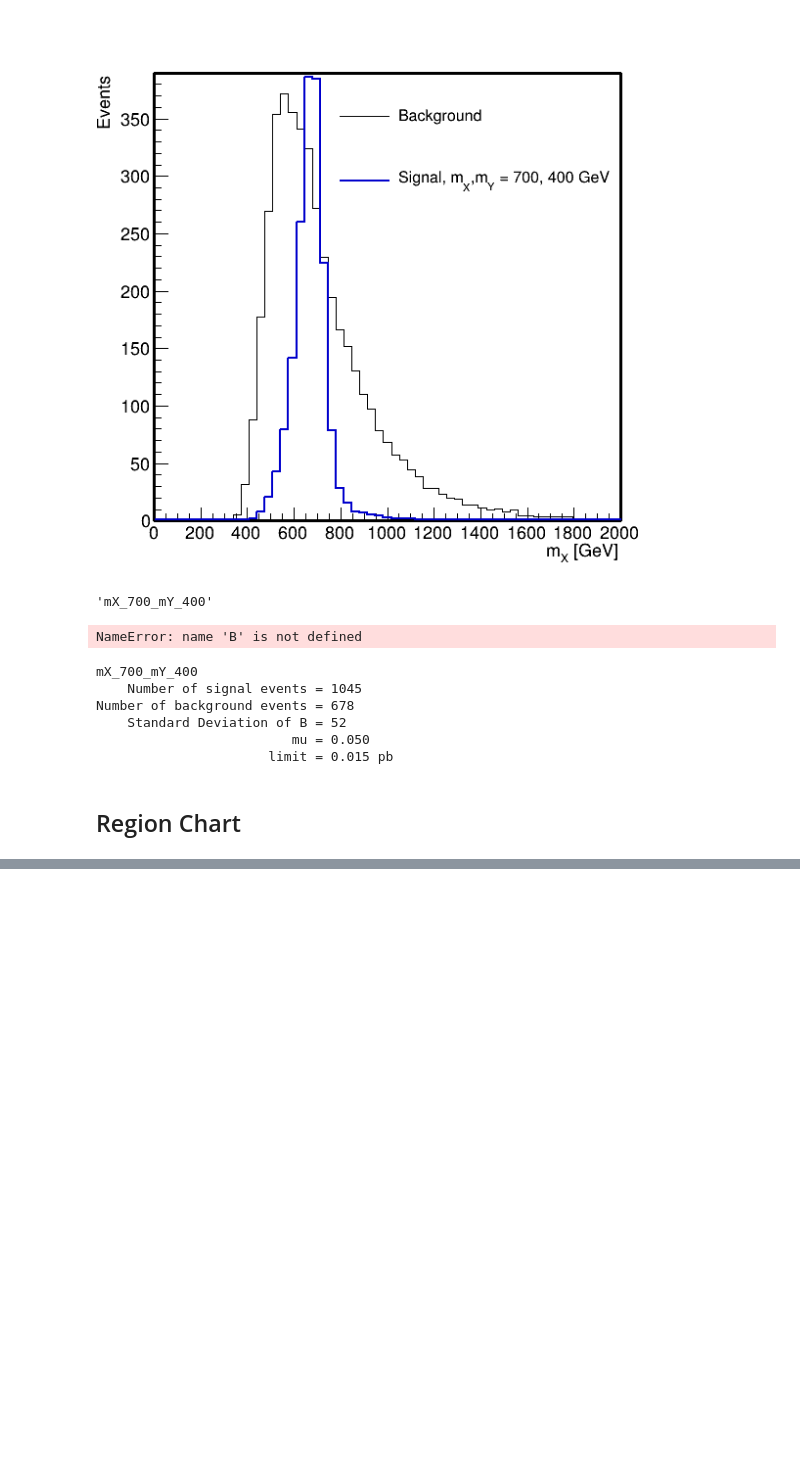
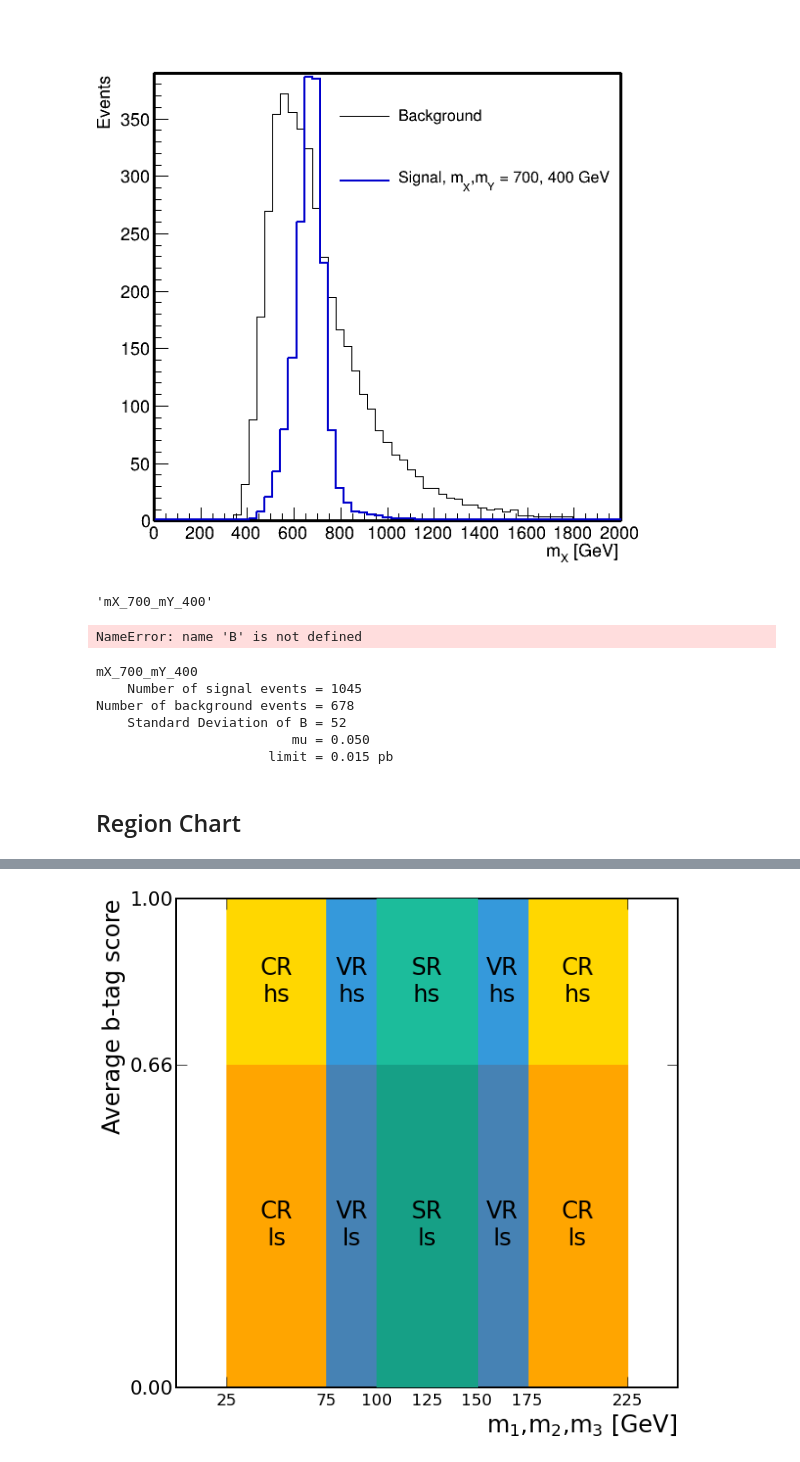
Before and after one commit to srosenzweig09/analysis, a Jupyter notebook: jupyter/6_background_estimation/baseline_regions/background_estimation.ipynb, the cells around one changed output, grey strips where cells are left out. Drawn from its saved outputs; the diff is of its cells as text; code cells hidden in the pictures; blank space fills up the shorter version.

```diff
--- a/jupyter/6_background_estimation/baseline_regions/background_estimation.ipynb
+++ b/jupyter/6_background_estimation/baseline_regions/background_estimation.ipynb
@@ -1065,0 +1020,99 @@ findfont: Font family ['cursive'] not found. Falling back to DejaVu Sans.
+# %%
+boundaries = [
+    [100, 50],
+    [100, 60],
+    [100, 70],
+    [125, 50],
+    [125, 75],
+    [150, 50],
+    [150, 75],
+    [150, 100],
+    [175, 50],
+    [175, 75],
+    [175, 100],
+    [175, 125],
+    [200, 50],
+    [200, 75],
+    [200, 100],
+    [200, 125],
+]
+
+for CR,VR in boundaries:
+
+    fig, ax = plt.subplots()
+
+    score_cut = 0.66
+    score_top = 1 - score_cut
+
+    SR_edge = 25
+    SR_width = SR_edge * 2
+    SR_hi = 125 + SR_width/2
+    SR_lo = 125 - SR_width/2
+
+    VR_edge = VR + 125
+    VR_width = VR_edge - SR_hi
+    VR_lo = SR_lo - VR_width
+    VR_hi = SR_hi + VR_width
+
+    CR_edge = CR + 125
+    CR_width = CR_edge - VR_hi
+    CR_lo = VR_lo - CR_width
+    CR_hi = VR_hi + CR_width
+
+    print_CR = True
+    if VR_lo <= 0:
+        VR_lo = 0
+        print_CR = False
+    if CR_lo < 0:
+        CR_lo = 0
+
+    ubound = CR_hi + CR_lo
+
+    ax.set_xlim(0, ubound)
+
+    CR_span = CR_width*2 + VR_width*2 + SR_width
+    CR_top = Rectangle([CR_lo, score_cut], CR_span, score_top, color='gold', zorder=1)
+    CR_bottom = Rectangle([CR_lo, 0], CR_span, score_cut, color='orange', zorder=1)
+    ax.add_patch(CR_top)
+    ax.add_patch(CR_bottom)
+
+    VR_span = VR_width*2 + SR_width
+    VR_top = Rectangle([VR_lo, score_cut], VR_span, score_top, color=(53/255, 153/255, 219/255, 1), zorder=2)
+    VR_bottom = Rectangle([VR_lo, 0], VR_span, score_cut, color='steelblue', zorder=2)
+    ax.add_patch(VR_top)
+    ax.add_patch(VR_bottom)
+
+    SR_top = Rectangle([SR_lo, score_cut], SR_width, score_top, color=(28/255, 188/255, 155/255, 1), zorder=3)
+    SR_bottom = Rectangle([SR_lo, 0], SR_width, score_cut, color=(22/255, 160/255, 134/255, 1), zorder=3)
+    ax.add_patch(SR_top)
+    ax.add_patch(SR_bottom)
+
+    ax.set_ylabel('Average b-tag score')
+    ax.set_xlabel(r'$m_1$,$m_2$,$m_3$ [GeV]')
+
+    txt_CR_lo = np.average((CR_lo,VR_lo))
+    txt_VR_lo = np.average((VR_lo,SR_lo))
+    txt_VR_hi = np.average((SR_hi,VR_hi))
+    txt_CR_hi = np.average((CR_hi,VR_hi))
+
+    if print_CR:
+        ax.text(txt_CR_lo, 0.33, 'CR\nls', ha='center', va='center')
+        ax.text(txt_CR_lo, 0.83, 'CR\nhs', ha='center', va='center')
+    ax.text(txt_CR_hi, 0.33, 'CR\nls', ha='center', va='center')
+    ax.text(txt_CR_hi, 0.83, 'CR\nhs', ha='center', va='center')
+
+    ax.text(txt_VR_lo, 0.33, 'VR\nls', ha='center', va='center')
+    ax.text(txt_VR_lo, 0.83, 'VR\nhs', ha='center', va='center')
+    ax.text(txt_VR_hi, 0.33, 'VR\nls', ha='center', va='center')
+    ax.text(txt_VR_hi, 0.83, 'VR\nhs', ha='center', va='center')
+
+    ax.text(125, 0.33, 'SR\nls', ha='center', va='center')
+    ax.text(125, 0.83, 'SR\nhs', ha='center', va='center')
+
+    ax.minorticks_off()
+    ax.set_xticks(ticks=[CR_lo,VR_lo,SR_lo,125,SR_hi,VR_hi,CR_hi], labels=np.array((CR_lo,VR_lo,SR_lo,125,SR_hi,VR_hi,CR_hi), dtype=int), fontsize=18)
+    ax.set_yticks(ticks=[0, 0.66, 1.0])
+
+    fig.savefig(f"region_diagrams/region_diagram_{CR}_{VR}.pdf",bbox_inches='tight')
+# %% [output]
+[figure, added]
```
Also changed, not shown: parts of 5 cells of this notebook, 7 other files.
